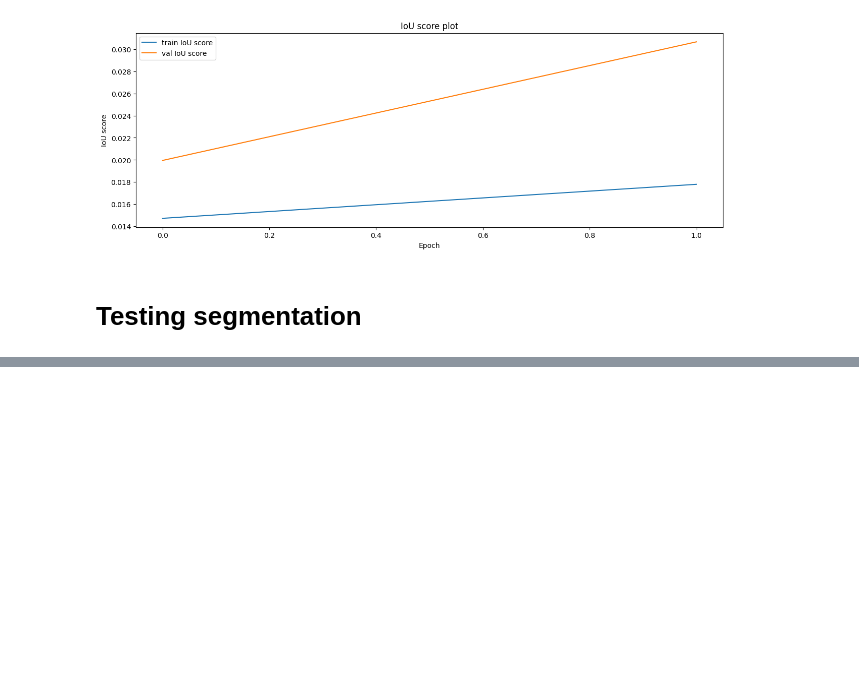
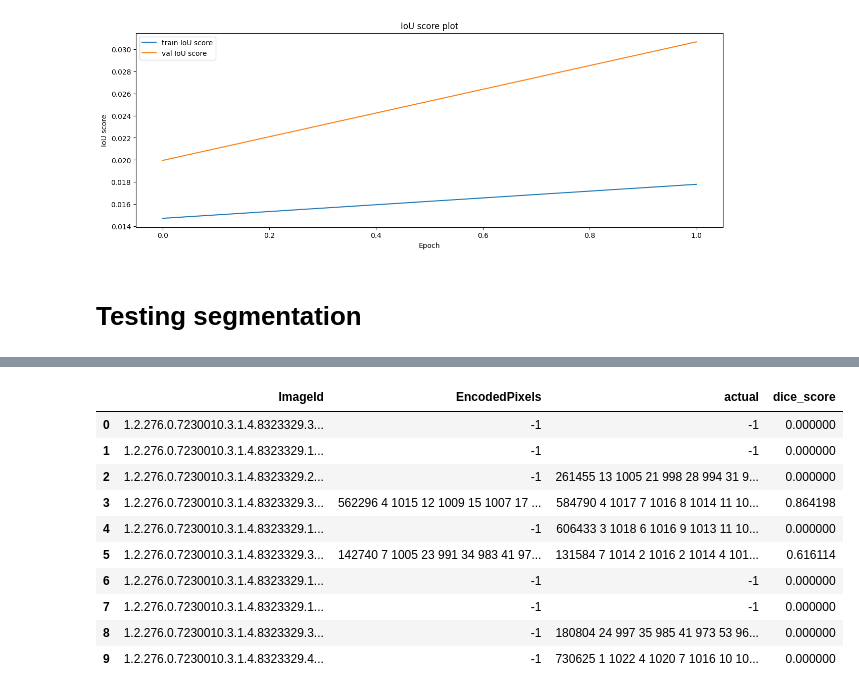
Before and after one commit to alexcri90/Medical-Imaging-DS-Bicocca, a Jupyter notebook: Segmentation_MI.ipynb, the cells around one changed output, grey strips where cells are left out. Cells and saved outputs as stored; diff of their text form; code cells hidden in the pictures; blank space fills up the shorter version.

```diff
--- a/Segmentation_MI.ipynb
+++ b/Segmentation_MI.ipynb
@@ -44,6 +44,8 @@ import segmentation_models_pytorch as smp
 
 train_rle_path = "./train-rle-100.csv"
 sample_submission_path = "./train-rle-test-10-sample.csv"
+test_rle_path = "./train-rle-test.csv"
+
 
 data_folder = "./dicom_files"
 test_data_folder = "./dicom_files"
@@ -622,0 +638,3 @@ df.head()
+# %%
+df_actual = pd.read_csv(test_rle_path)
+df_actual.head()
@@ -622,0 +648,3 @@ df.head()
+# %%
+df_merged = pd.merge(df, df_actual, on="ImageId", how="left", suffixes=("", "_actual"))
+df_merged.rename(columns={"EncodedPixels_actual": "actual"}, inplace=True)
@@ -622,0 +681,44 @@ df.head()
+# %%
+def dice_score(y_true, y_pred):
+    """
+    Calculate the Dice score between two binary masks.
+    Parameters:
+    y_true (numpy.ndarray): Ground truth binary mask
+    y_pred (numpy.ndarray): Predicted binary mask
+    Returns:
+    float: Dice score
+    """
+    intersection = np.sum(y_true * y_pred)
+    return (2.0 * intersection) / (np.sum(y_true) + np.sum(y_pred))
+# %%
+# Sample code assuming df_merged from the previous merge operation
+
+# Define the shape of the masks (height, width)
+mask_shape = (1024, 1024)  # example shape, adjust as needed
+
+
+# Function to calculate Dice score for each row in the dataframe
+def calculate_dice_score(row):
+    if row["EncodedPixels"] == "-1" or row["actual"] == "-1":
+        return 0.0  # No mask, return 0
+    y_pred = rle_decode(row["EncodedPixels"], mask_shape)
+    y_true = rle_decode(row["actual"], mask_shape)
+    return dice_score(y_true, y_pred)
+
+
+# Apply the function to each row and create a new column for Dice score
+df_merged["dice_score"] = df_merged.apply(calculate_dice_score, axis=1)
+
+df_merged[["ImageId", "EncodedPixels", "actual", "dice_score"]].head(10)
+# %% [output]
+|  | ImageId | EncodedPixels | actual | dice_score |
+| 0 | 1.2.276.0.7230010.3.1.4.8323329.3... | -1 | -1 | 0.000000 |
+| 1 | 1.2.276.0.7230010.3.1.4.8323329.1... | -1 | -1 | 0.000000 |
+| 2 | 1.2.276.0.7230010.3.1.4.8323329.2... | -1 | 261455 13 1005 21 998 28 994 31 9... | 0.000000 |
+| 3 | 1.2.276.0.7230010.3.1.4.8323329.3... | 562296 4 1015 12 1009 15 1007 17 ... | 584790 4 1017 7 1016 8 1014 11 10... | 0.864198 |
+| 4 | 1.2.276.0.7230010.3.1.4.8323329.1... | -1 | 606433 3 1018 6 1016 9 1013 11 10... | 0.000000 |
+| 5 | 1.2.276.0.7230010.3.1.4.8323329.3... | 142740 7 1005 23 991 34 983 41 97... | 131584 7 1014 2 1016 2 1014 4 101... | 0.616114 |
+| 6 | 1.2.276.0.7230010.3.1.4.8323329.1... | -1 | -1 | 0.000000 |
+| 7 | 1.2.276.0.7230010.3.1.4.8323329.1... | -1 | -1 | 0.000000 |
+| 8 | 1.2.276.0.7230010.3.1.4.8323329.3... | -1 | 180804 24 997 35 985 41 973 53 96... | 0.000000 |
+| 9 | 1.2.276.0.7230010.3.1.4.8323329.4... | -1 | 730625 1 1022 4 1020 7 1016 10 10... | 0.000000 |
```
Also changed, not shown: parts of 9 cells of this notebook, 3 other files.
